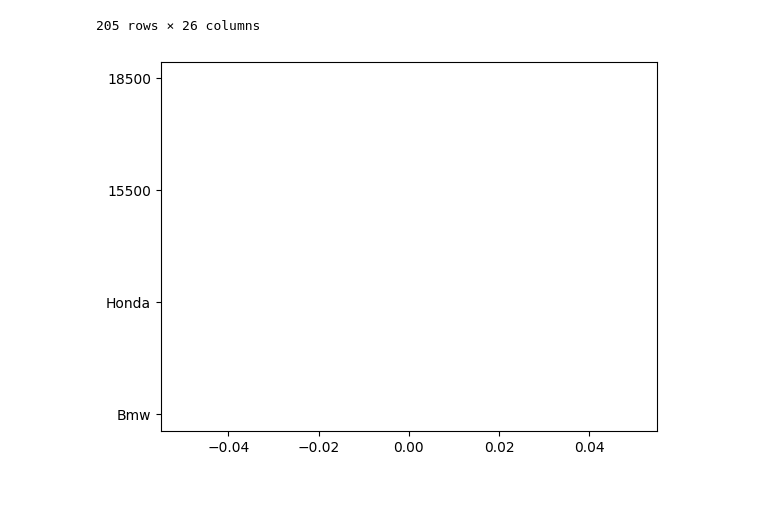
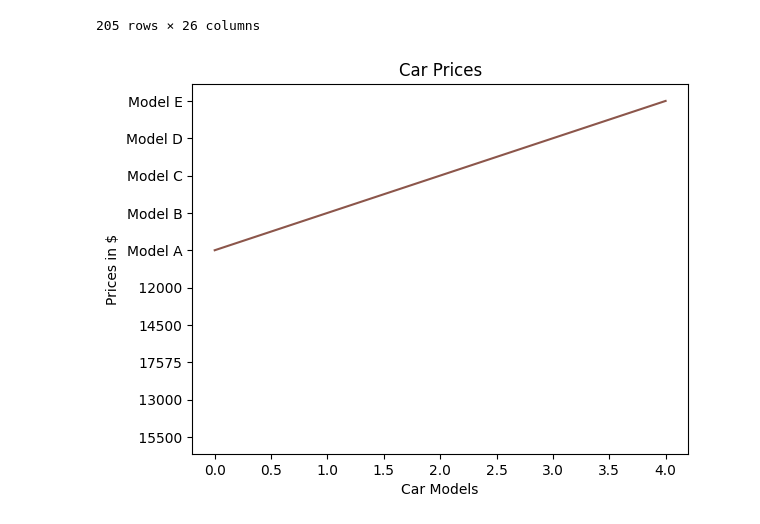
Before and after one commit to Tashaun33/Custom_Data_Findings, a Jupyter notebook: Dataset/backsheet-1.ipynb, the cells around one changed output. Drawn from its saved outputs; the diff is of its cells as text; code cells hidden in the pictures; blank space fills up the shorter version.

```diff
--- a/Dataset/backsheet-1.ipynb
+++ b/Dataset/backsheet-1.ipynb
@@ -91,10 +91,16 @@ df
 205 rows × 26 columns
 # %%
 
-plt.plot('Bmw')
-plt.plot('Honda')
-plt.plot('15500')
-plt.plot('18500')                  #try adding the parameter 'o' to change from a line to points
+plt.plot(' 15500')
+plt.plot(' 13000')
+plt.plot('17575')
+plt.plot('14500')
+plt.plot(' 12000')
+plt.title('Car Prices')
+plt.xlabel('Car Models')
+plt.plot(['Model A', 'Model B', 'Model C', 'Model D', 'Model E'])
+plt.ylabel('Prices in $')
+
 plt.show()
 # %% [output]
-[figure, old version]
+[figure, new version]
```
Also changed, not shown: parts of 1 cell of this notebook.
